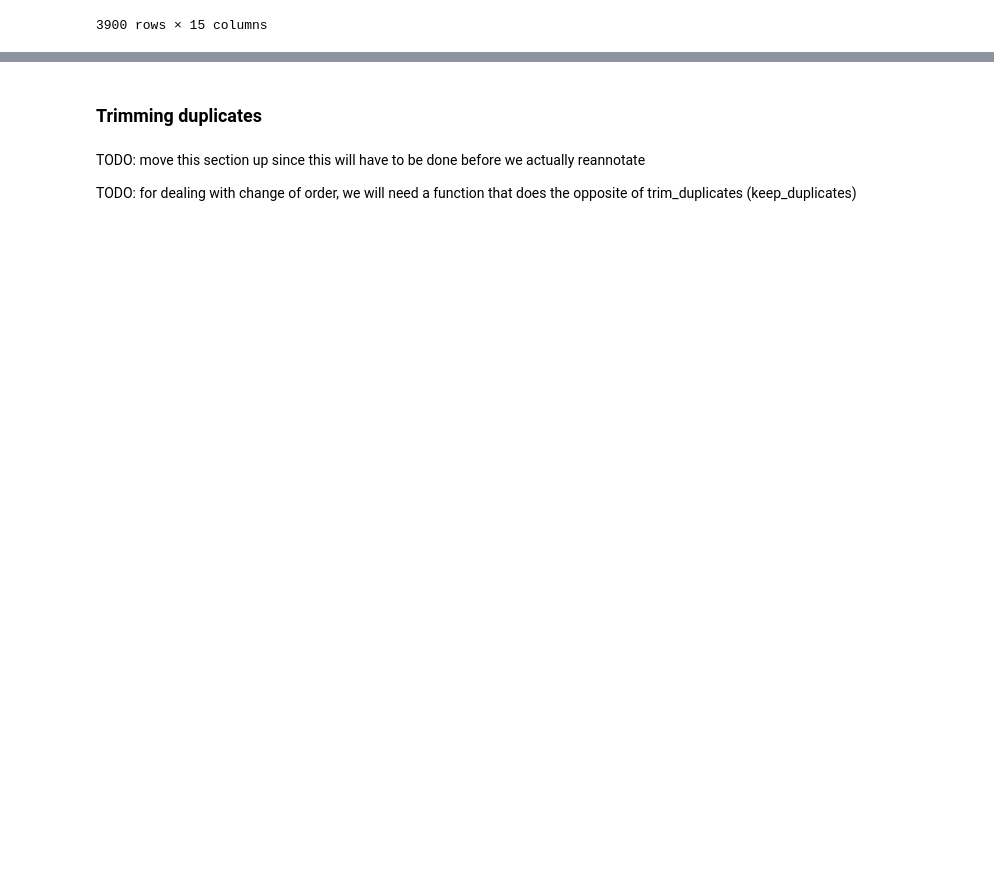
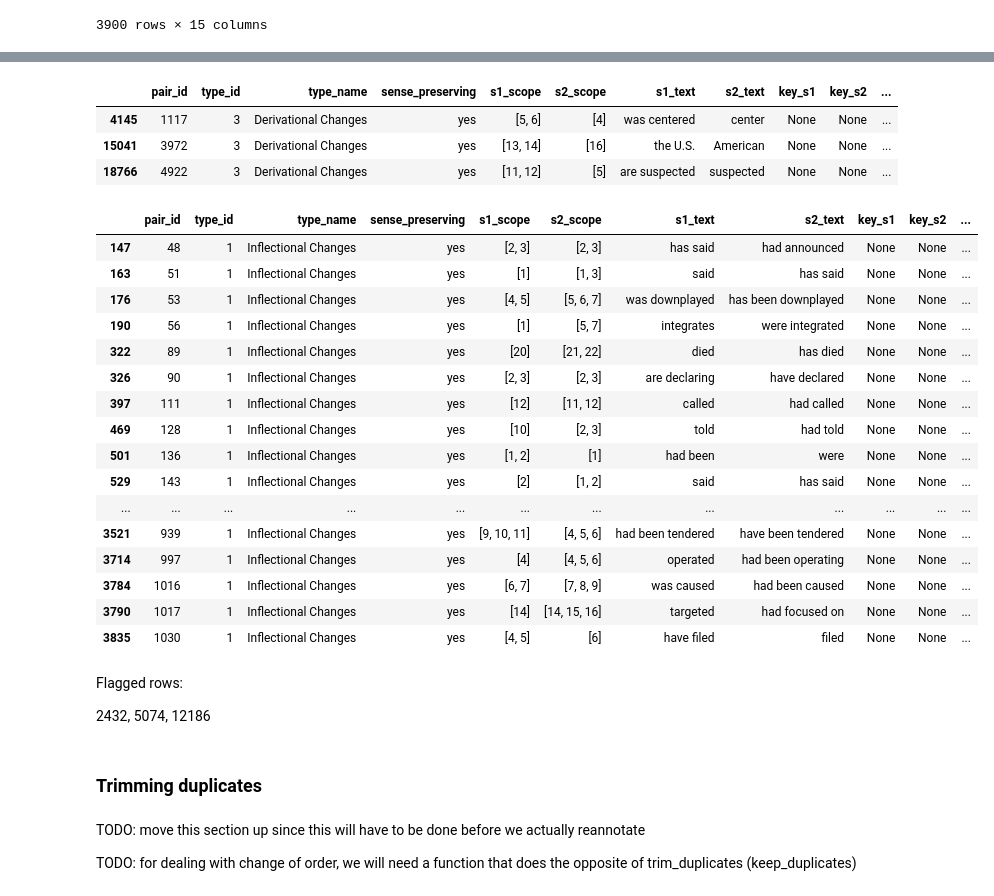
Before and after one commit to lucasadelino/thesis, a Jupyter notebook: reannotation.ipynb, the cells around one changed output, grey strips where cells are left out. Drawn from its saved outputs; the diff is of its cells as text; code cells hidden in the pictures; blank space fills up the shorter version.

```diff
--- a/reannotation.ipynb
+++ b/reannotation.ipynb
@@ -515,0 +543,33 @@ ric[:10]
+# %%
+morethan = textual_paraphrases.loc[textual_paraphrases['type_id'].isin([3])]
+morethan[(morethan['s1_text'].str.contains(' ')) | (morethan['s2_text'].str.contains(' '))]
+# %% [output]
+|  | pair_id | type_id | type_name | sense_preserving | s1_scope | s2_scope | s1_text | s2_text | key_s1 | key_s2 | ... |
+| 4145 | 1117 | 3 | Derivational Changes | yes | [5, 6] | [4] | was centered | center | None | None | ... |
+| 15041 | 3972 | 3 | Derivational Changes | yes | [13, 14] | [16] | the U.S. | American | None | None | ... |
+| 18766 | 4922 | 3 | Derivational Changes | yes | [11, 12] | [5] | are suspected | suspected | None | None | ... |
+# %%
+morethan = textual_paraphrases.loc[textual_paraphrases['type_id'].isin([1])]
+morethan[(morethan['s1_text'].str.contains(' ')) | (morethan['s2_text'].str.contains(' '))][:50]
+# %% [output]
+|  | pair_id | type_id | type_name | sense_preserving | s1_scope | s2_scope | s1_text | s2_text | key_s1 | key_s2 | ... |
+| 147 | 48 | 1 | Inflectional Changes | yes | [2, 3] | [2, 3] | has said | had announced | None | None | ... |
+| 163 | 51 | 1 | Inflectional Changes | yes | [1] | [1, 3] | said | has said | None | None | ... |
+| 176 | 53 | 1 | Inflectional Changes | yes | [4, 5] | [5, 6, 7] | was downplayed | has been downplayed | None | None | ... |
+| 190 | 56 | 1 | Inflectional Changes | yes | [1] | [5, 7] | integrates | were integrated | None | None | ... |
+| 322 | 89 | 1 | Inflectional Changes | yes | [20] | [21, 22] | died | has died | None | None | ... |
+| 326 | 90 | 1 | Inflectional Changes | yes | [2, 3] | [2, 3] | are declaring | have declared | None | None | ... |
+| 397 | 111 | 1 | Inflectional Changes | yes | [12] | [11, 12] | called | had called | None | None | ... |
+| 469 | 128 | 1 | Inflectional Changes | yes | [10] | [2, 3] | told | had told | None | None | ... |
+| 501 | 136 | 1 | Inflectional Changes | yes | [1, 2] | [1] | had been | were | None | None | ... |
+| 529 | 143 | 1 | Inflectional Changes | yes | [2] | [1, 2] | said | has said | None | None | ... |
+| ... | ... | ... | ... | ... | ... | ... | ... | ... | ... | ... | ... |
+| 3521 | 939 | 1 | Inflectional Changes | yes | [9, 10, 11] | [4, 5, 6] | had been tendered | have been tendered | None | None | ... |
+| 3714 | 997 | 1 | Inflectional Changes | yes | [4] | [4, 5, 6] | operated | had been operating | None | None | ... |
+| 3784 | 1016 | 1 | Inflectional Changes | yes | [6, 7] | [7, 8, 9] | was caused | had been caused | None | None | ... |
+| 3790 | 1017 | 1 | Inflectional Changes | yes | [14] | [14, 15, 16] | targeted | had focused on | None | None | ... |
+| 3835 | 1030 | 1 | Inflectional Changes | yes | [4, 5] | [6] | have filed | filed | None | None | ... |
+# %% [markdown]
+Flagged rows:
+
+2432, 5074, 12186
```
Also changed, not shown: parts of 13 cells of this notebook.
